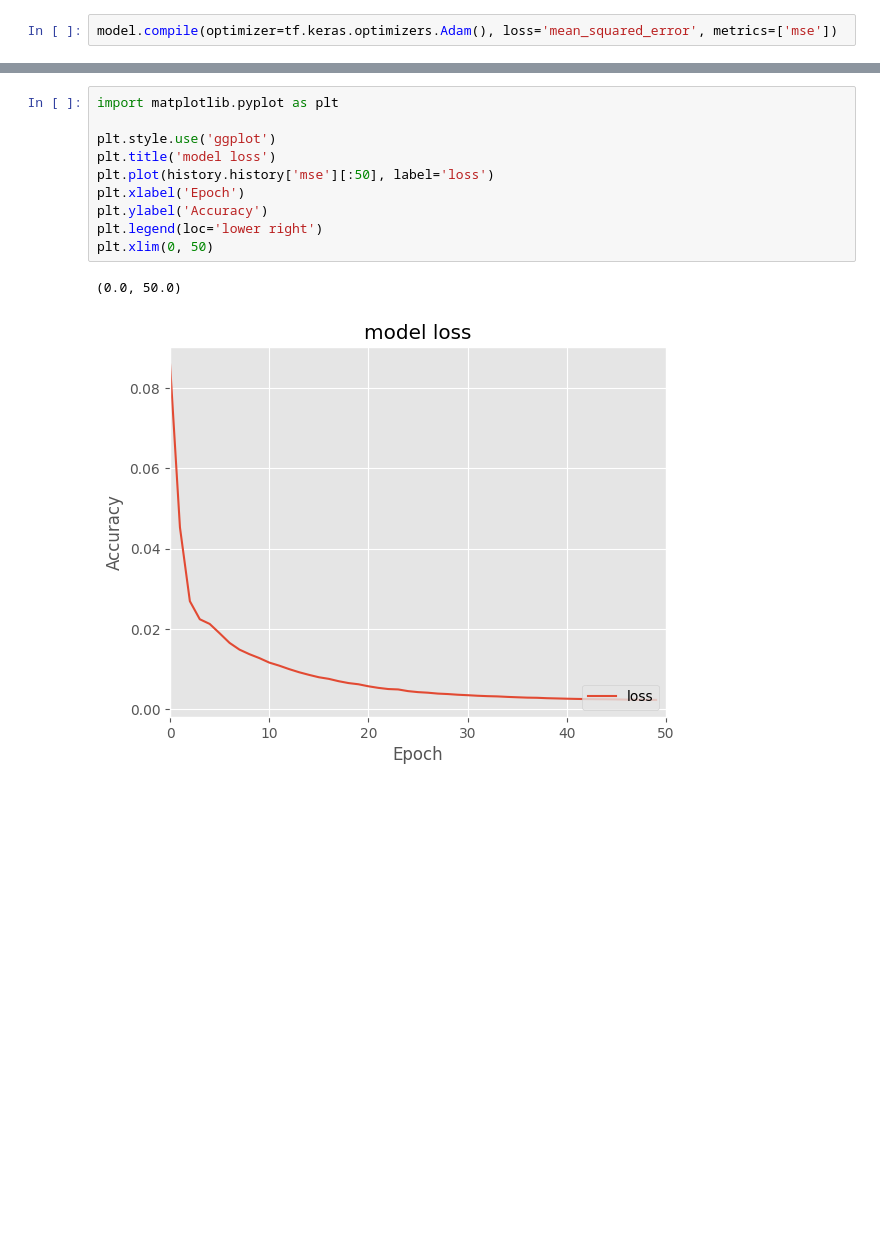
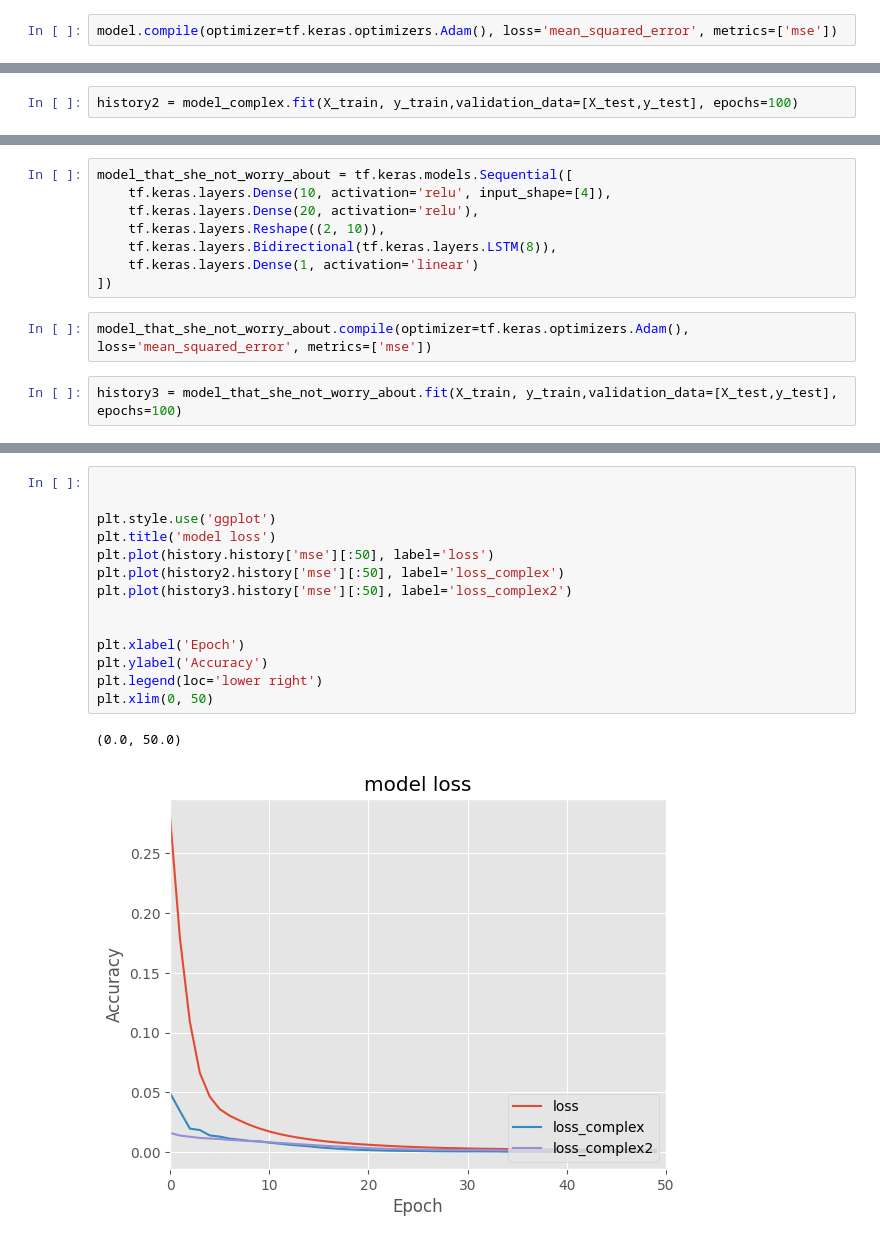
Before and after one commit to Bloomy-Bangkit/bloomy-price-predictor, a Jupyter notebook: pricepredictor.ipynb, the cells around one changed output, grey strips where cells are left out. Cells and saved outputs as stored; diff of their text form; blank space fills up the shorter version.

Commit message:
Additional models were added
 These four models were created to compare with each other.

```diff
--- a/pricepredictor.ipynb
+++ b/pricepredictor.ipynb
@@ -200,0 +204,2 @@ Epoch 100/100
+# %%
+history2 = model_complex.fit(X_train, y_train,validation_data=[X_test,y_test], epochs=100)
@@ -200,0 +226,12 @@ Epoch 100/100
+# %%
+model_that_she_not_worry_about = tf.keras.models.Sequential([
+    tf.keras.layers.Dense(10, activation='relu', input_shape=[4]),
+    tf.keras.layers.Dense(20, activation='relu'),
+    tf.keras.layers.Reshape((2, 10)),
+    tf.keras.layers.Bidirectional(tf.keras.layers.LSTM(8)),
+    tf.keras.layers.Dense(1, activation='linear')
+])
+# %%
+model_that_she_not_worry_about.compile(optimizer=tf.keras.optimizers.Adam(), loss='mean_squared_error', metrics=['mse'])
+# %%
+history3 = model_that_she_not_worry_about.fit(X_train, y_train,validation_data=[X_test,y_test], epochs=100)
@@ -201,13 +306,17 @@ Epoch 100/100
 # %%
-import matplotlib.pyplot as plt
+
 
 plt.style.use('ggplot')
 plt.title('model loss')
 plt.plot(history.history['mse'][:50], label='loss')
+plt.plot(history2.history['mse'][:50], label='loss_complex')
+plt.plot(history3.history['mse'][:50], label='loss_complex2')
+
+
 plt.xlabel('Epoch')
 plt.ylabel('Accuracy')
 plt.legend(loc='lower right')
 plt.xlim(0, 50)
 # %% [output]
 (0.0, 50.0)
-[figure, old version]
+[figure, new version]
```
Also changed, not shown: parts of 53 cells of this notebook.
